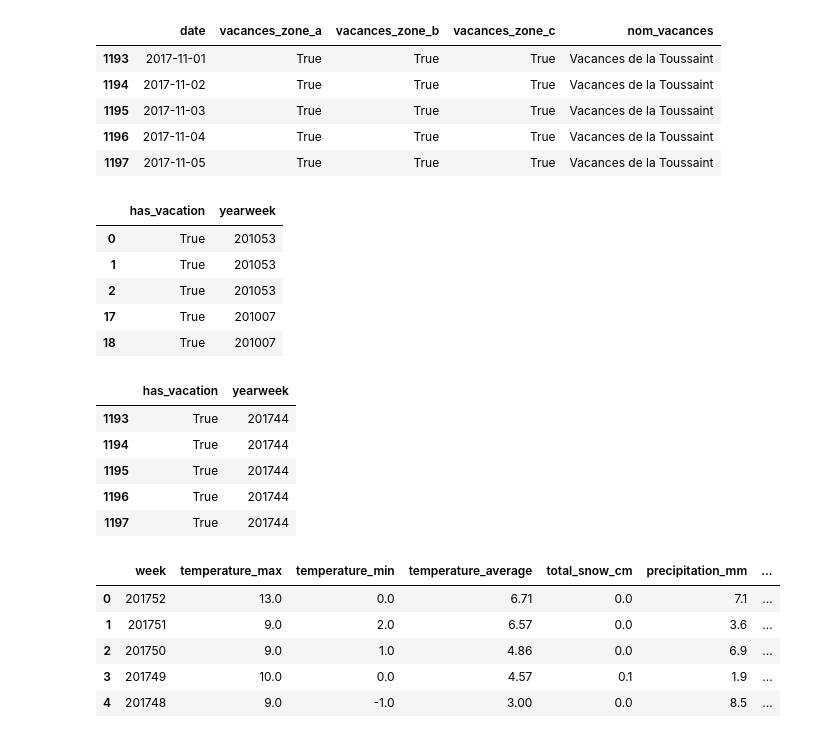
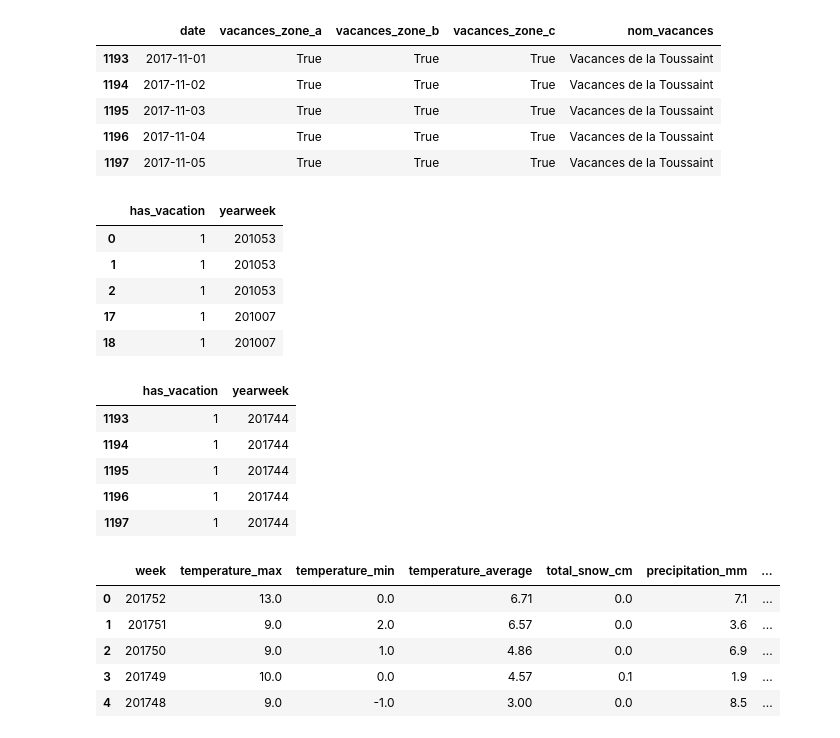
Before and after one commit to macdrien/utbm-ad50-predict-interventions-number-sdis91, a Jupyter notebook: src/app.ipynb, the cells around one changed output. Saved outputs shown, nothing was run; the diff lists cells and outputs as text; code cells hidden in the pictures.

```diff
--- a/src/app.ipynb
+++ b/src/app.ipynb
@@ -245,44 +304,47 @@ days_off_data['yearweek'] = days_off_data.apply(
         # year
         str(datetime.strptime(x['date'], '%Y-%m-%d').year) +
 
         # plus week number (while adding leading 0 if needed)
         "{:02d}".format(datetime.strptime(x['date'], '%Y-%m-%d').isocalendar()[1]),
         axis=1
 )
 
 # date isn't needed anymore, as we now have yearweek
 days_off_data.drop('date', axis=1, inplace=True)
 
 days_off_data.rename(
     columns={'vacances_zone_c': 'has_vacation'},
     inplace=True,
 )
 
 # days_off_data does not contain a line per week, only a line where it is holiday in at
 # least one of the three zones, so now we have some lines where the "has_vacation"
 # column is false. It corresponds to when some other zone is in vacation, but not the zone C, we don't need it.
 days_off_data.drop(days_off_data[days_off_data.has_vacation == False].index, inplace=True)
 
 # 'not days_off_data.has_vacation' doesn't work (it is ambiguous), thus the use
 # of == False
 
+# replace "True" by 1
+days_off_data['has_vacation'] = days_off_data['has_vacation'].astype(int)
+
 display(
     days_off_data.head(),
     days_off_data.tail(),
 )
 # %% [output]
 |  | has_vacation | yearweek |
-| 0 | True | 201053 |
-| 1 | True | 201053 |
-| 2 | True | 201053 |
-| 17 | True | 201007 |
-| 18 | True | 201007 |
+| 0 | 1 | 201053 |
+| 1 | 1 | 201053 |
+| 2 | 1 | 201053 |
+| 17 | 1 | 201007 |
+| 18 | 1 | 201007 |
 |  | has_vacation | yearweek |
-| 1193 | True | 201744 |
-| 1194 | True | 201744 |
-| 1195 | True | 201744 |
-| 1196 | True | 201744 |
-| 1197 | True | 201744 |
+| 1193 | 1 | 201744 |
+| 1194 | 1 | 201744 |
+| 1195 | 1 | 201744 |
+| 1196 | 1 | 201744 |
+| 1197 | 1 | 201744 |
 # %%
 display(
     wwo_data.head(),
```
Also changed, not shown: parts of 4 cells of this notebook.
